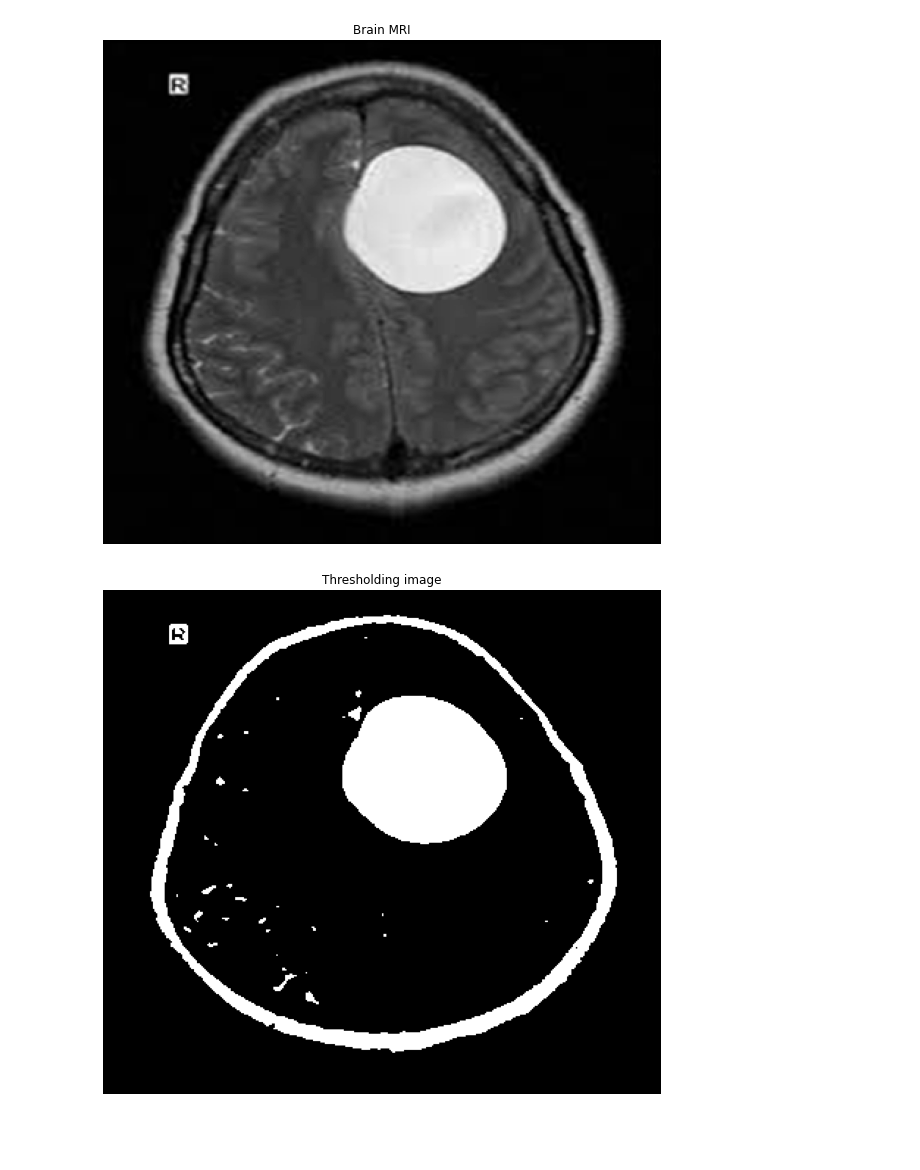
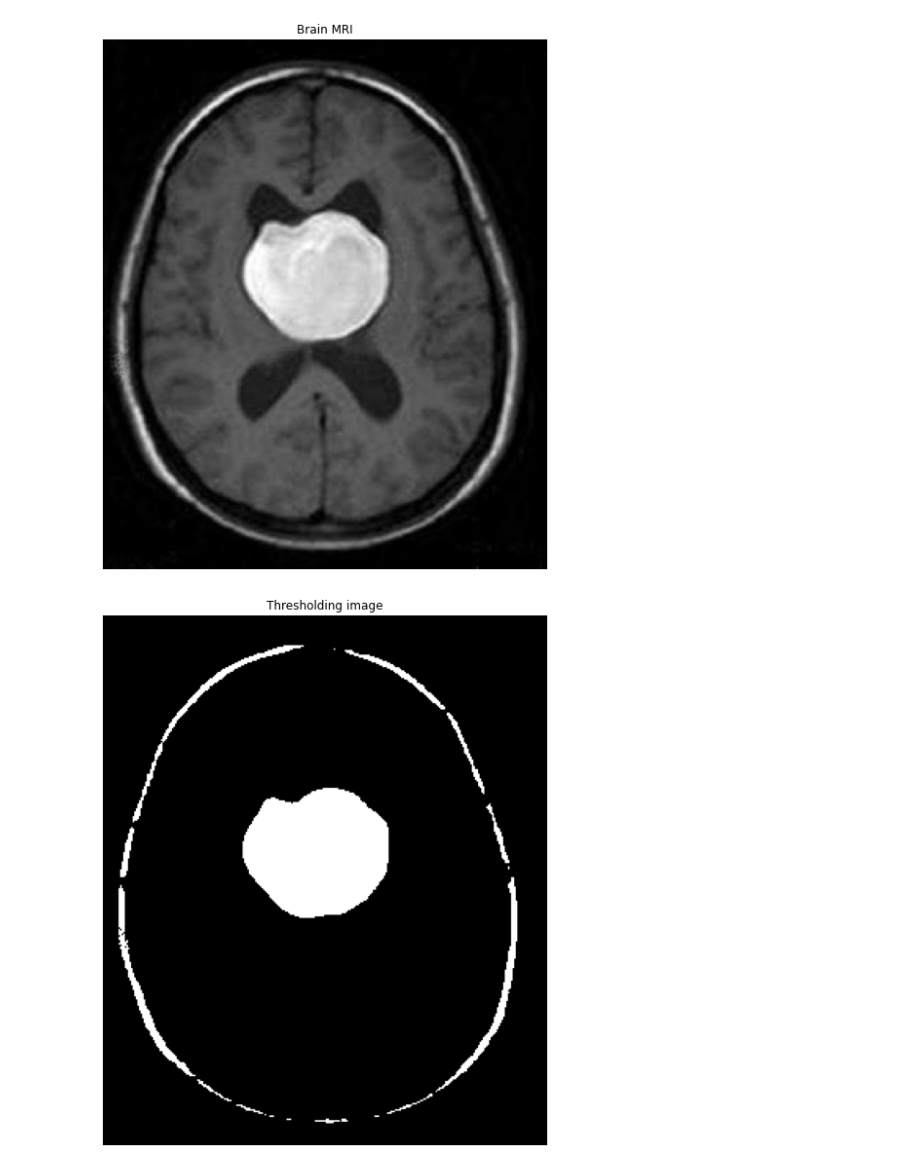
Before and after one commit to ArisNurAmrozi/PCVK_Genap_2021, a Jupyter notebook: UAS.ipynb, the cells around one changed output. Cells and saved outputs as stored; diff of their text form; code cells hidden in the pictures; blank space fills up the shorter version.

```diff
--- a/UAS.ipynb
+++ b/UAS.ipynb
@@ -30,70 +32,40 @@ def ShowImage(title,img,ctype):
   plt.title(title)
   plt.show()
 
-img           = cv2.imread('/content/drive/MyDrive/PCVK/UAS/brains1.png')
+img           = cv2.imread('/content/drive/MyDrive/PCVK_A/otak.jpg')
 gray          = cv2.cvtColor(img,cv2.COLOR_BGR2GRAY)
 ShowImage('Brain MRI',gray,'gray')
 
 ret, thresh = cv2.threshold(gray,0,255,cv2.THRESH_OTSU)
 ShowImage('Thresholding image',thresh,'gray')
 
 ret, markers = cv2.connectedComponents(thresh)
 
 #Get the area taken by each component. Ignore label 0 since this is the background.
 marker_area = [np.sum(markers==m) for m in range(np.max(markers)) if m!=0]
 #Get label of largest component by area
 largest_component = np.argmax(marker_area)+1 #Add 1 since we dropped zero above
 #Get pixels which correspond to the brain
 brain_mask = markers==largest_component
 
 brain_out = img.copy()
 #In a copy of the original image, clear those pixels that don't correspond to the brain
 brain_out[brain_mask==False] = (0,0,0)
 
-img         = cv2.imread('/content/drive/MyDrive/PCVK/UAS/brains1.png')
+img         = cv2.imread('/content/drive/MyDrive/PCVK_A/otak.jpg')
 gray        = cv2.cvtColor(img,cv2.COLOR_BGR2GRAY)
 ret, thresh = cv2.threshold(gray,0,255,cv2.THRESH_BINARY_INV+cv2.THRESH_OTSU)
-
-# # Noise Removal
-# kernel = np.ones((3,3),np.uint8)
-# opening = cv2.morphologyEx(thresh,cv2.MORPH_OPEN,kernel, iterations = 2)
-
-# # Sure Background Area
-# sure_bg = cv2.dilate(opening,kernel,iterations=3)
-
-# # Finding Sure Foreground Area
-# dist_transform = cv2.distanceTransform(opening,cv2.DIST_L2,5)
-# ret, sure_fg = cv2.threshold(dist_transform,0.7*dist_transform.max(),255,0)
-
-# # Finding unknown region
-# sure_fg = np.uint8(sure_fg)
-# unknown = cv2.subtract(sure_bg,sure_fg)
-
-# # Marker labelling
-# ret, markers = cv2.connectedComponents(sure_fg)
-
-# # Add one to all labels so that sure background is not 0, but 1
-# markers = markers+1
-
-# # Now, mark the region of unknown with zero
-# markers[unknown==255] = 0
-# markers = cv2.watershed(img,markers)
-# img[markers == -1] = [255,0,0]
-
-
-# im1 = cv2.cvtColor(img,cv2.COLOR_HSV2RGB)
-# ShowImage('Watershed segmented image',im1,'gray')
 
 brain_mask = np.uint8(brain_mask)
 kernel = np.ones((1,1),np.uint8)
 closing = cv2.morphologyEx(brain_mask, cv2.MORPH_CLOSE, kernel)
 ShowImage('Closing', closing, 'gray')
 
 brain_out = img.copy()
 print(img.copy())
 
 #In a copy of the original image, clear those pixels that don't correspond to the brain
 brain_out[closing==False] = (0,0,0)
 # %% [output]
-[figure, old version]
+[figure, new version]
-[figure, old version]
+[figure, new version]
```
Also changed, not shown: parts of 4 cells of this notebook.
